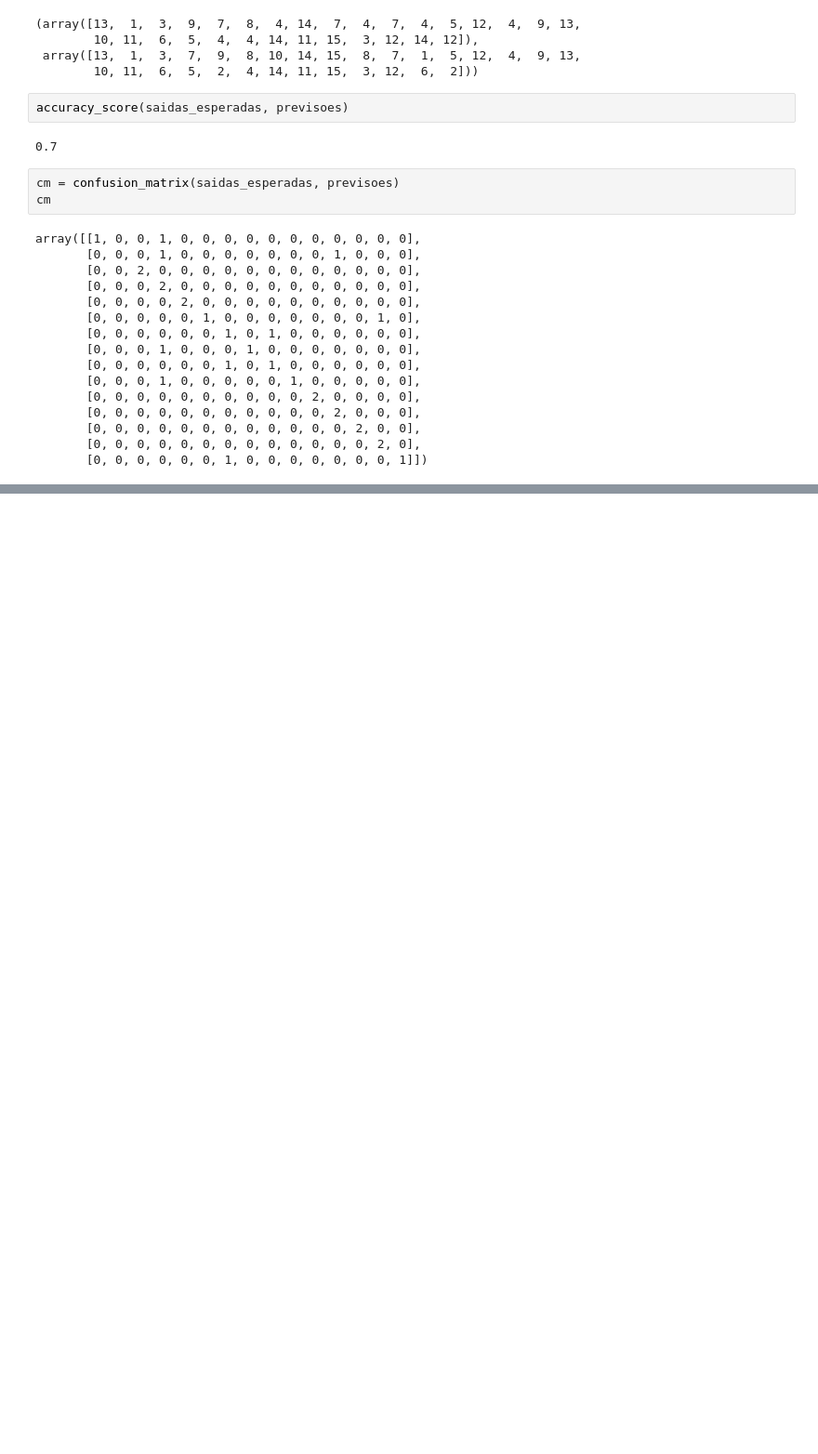
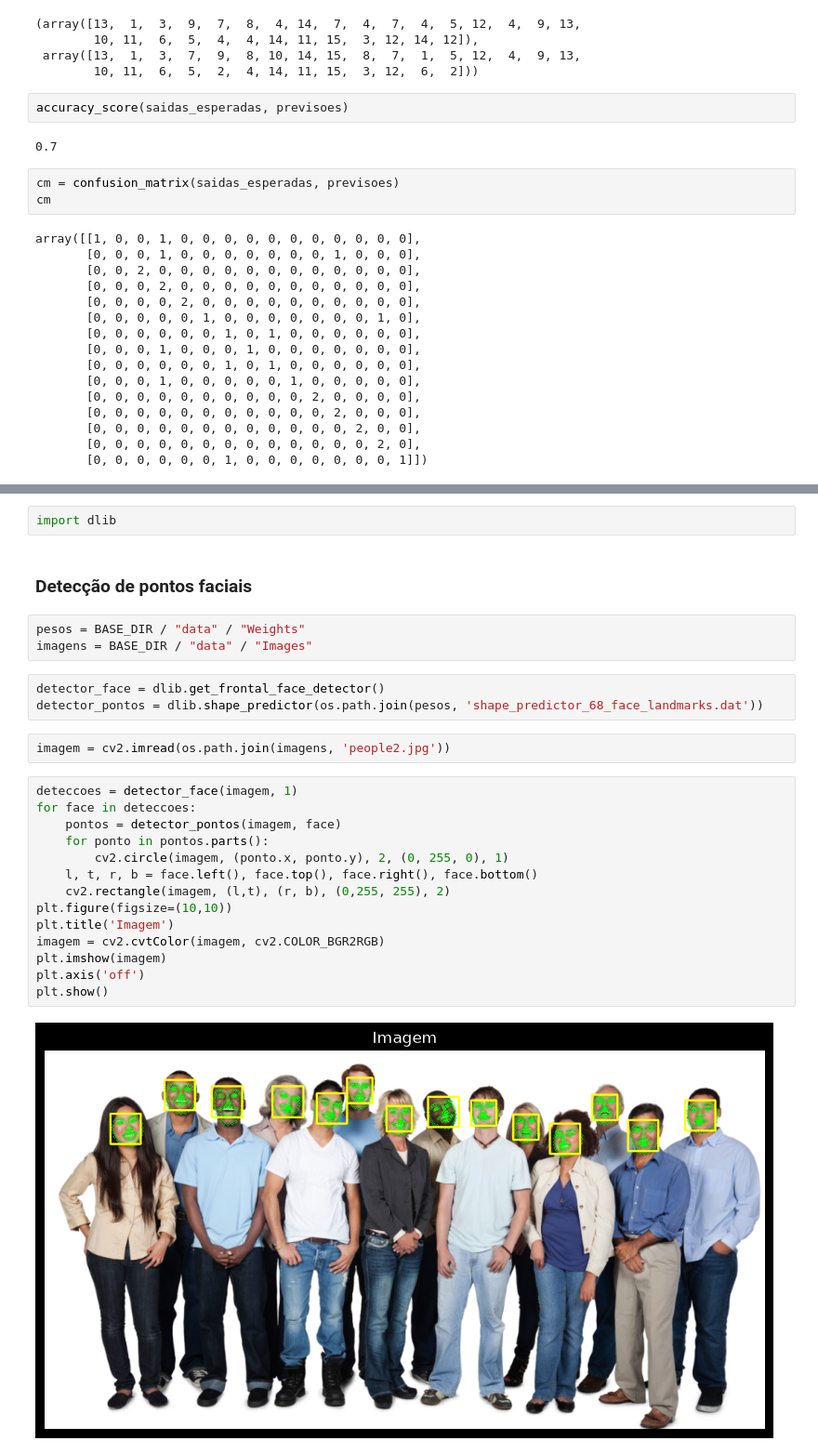
Before and after one commit to Joao-Inacio/Visao-Computacional-O-Guia-Completo, a Jupyter notebook: 0.2-Reconhecimento-facial/reconhcimento_facial.ipynb, the cells around one changed output, grey strips where cells are left out. Shown at 93% size. Cells and saved outputs as stored; diff of their text form; blank space fills up the shorter version.

Commit message:
Implementado a detecção de pontos faciais

```diff
--- a/0.2-Reconhecimento-facial/reconhcimento_facial.ipynb
+++ b/0.2-Reconhecimento-facial/reconhcimento_facial.ipynb
@@ -133,0 +136,28 @@ sns.heatmap(cm, annot=True)
+# %%
+import dlib
+# %% [markdown]
+### Detecção de pontos faciais
+# %%
+pesos = BASE_DIR / "data" / "Weights"
+imagens = BASE_DIR / "data" / "Images"
+# %%
+detector_face = dlib.get_frontal_face_detector()
+detector_pontos = dlib.shape_predictor(os.path.join(pesos, 'shape_predictor_68_face_landmarks.dat'))
+# %%
+imagem = cv2.imread(os.path.join(imagens, 'people2.jpg'))
+# %%
+deteccoes = detector_face(imagem, 1)
+for face in deteccoes:
+    pontos = detector_pontos(imagem, face)
+    for ponto in pontos.parts():
+        cv2.circle(imagem, (ponto.x, ponto.y), 2, (0, 255, 0), 1)
+    l, t, r, b = face.left(), face.top(), face.right(), face.bottom()
+    cv2.rectangle(imagem, (l,t), (r, b), (0,255, 255), 2)
+plt.figure(figsize=(10,10))
+plt.title('Imagem')
+imagem = cv2.cvtColor(imagem, cv2.COLOR_BGR2RGB)
+plt.imshow(imagem)
+plt.axis('off')
+plt.show()
+# %% [output]
+[figure, added]
```
Also changed, not shown: parts of 7 cells of this notebook.
